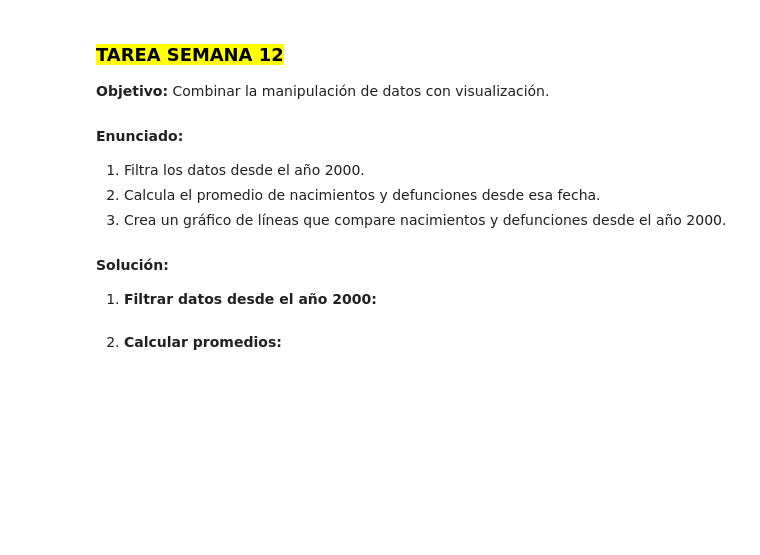
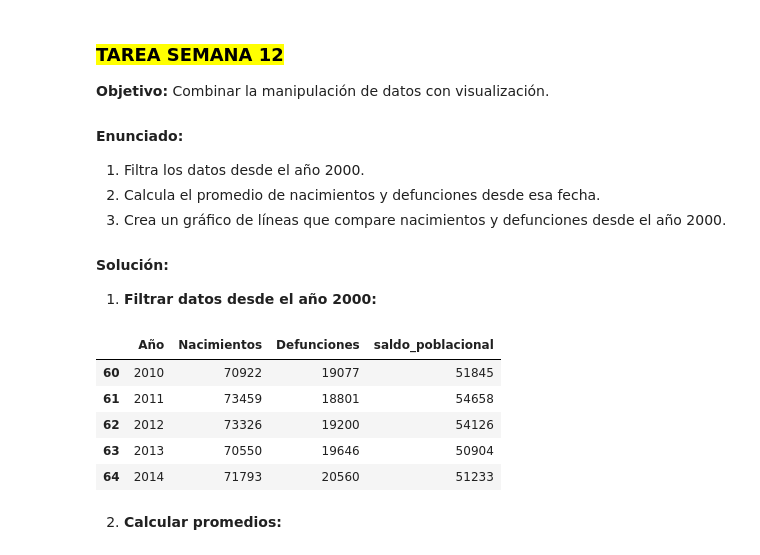
Before and after one commit to FernandaSalasJ/Programacion-Python-Basico-GRUPO-1---6181133432, a Jupyter notebook: Estudiantes/Fernanda Salas/Clase 10/Tarea/Practica_9.ipynb, the cells around one changed output. Saved outputs shown, nothing was run; the diff lists cells and outputs as text; code cells hidden in the pictures; blank space fills up the shorter version.

```diff
--- a/Estudiantes/Fernanda Salas/Clase 10/Tarea/Practica_9.ipynb
+++ b/Estudiantes/Fernanda Salas/Clase 10/Tarea/Practica_9.ipynb
@@ -247,2 +299,13 @@ ultimo_anio = df[df['Año'] == df['Año'].max()]
+# %%
+df_filtrado = df[df['Año'] >= 2010]
+
+df_filtrado.head()
+# %% [output]
+|  | Año | Nacimientos | Defunciones | saldo_poblacional |
+| 60 | 2010 | 70922 | 19077 | 51845 |
+| 61 | 2011 | 73459 | 18801 | 54658 |
+| 62 | 2012 | 73326 | 19200 | 54126 |
+| 63 | 2013 | 70550 | 19646 | 50904 |
+| 64 | 2014 | 71793 | 20560 | 51233 |
 # %% [markdown]
 2. **Calcular promedios:**
```
Also changed, not shown: parts of 10 cells of this notebook.
